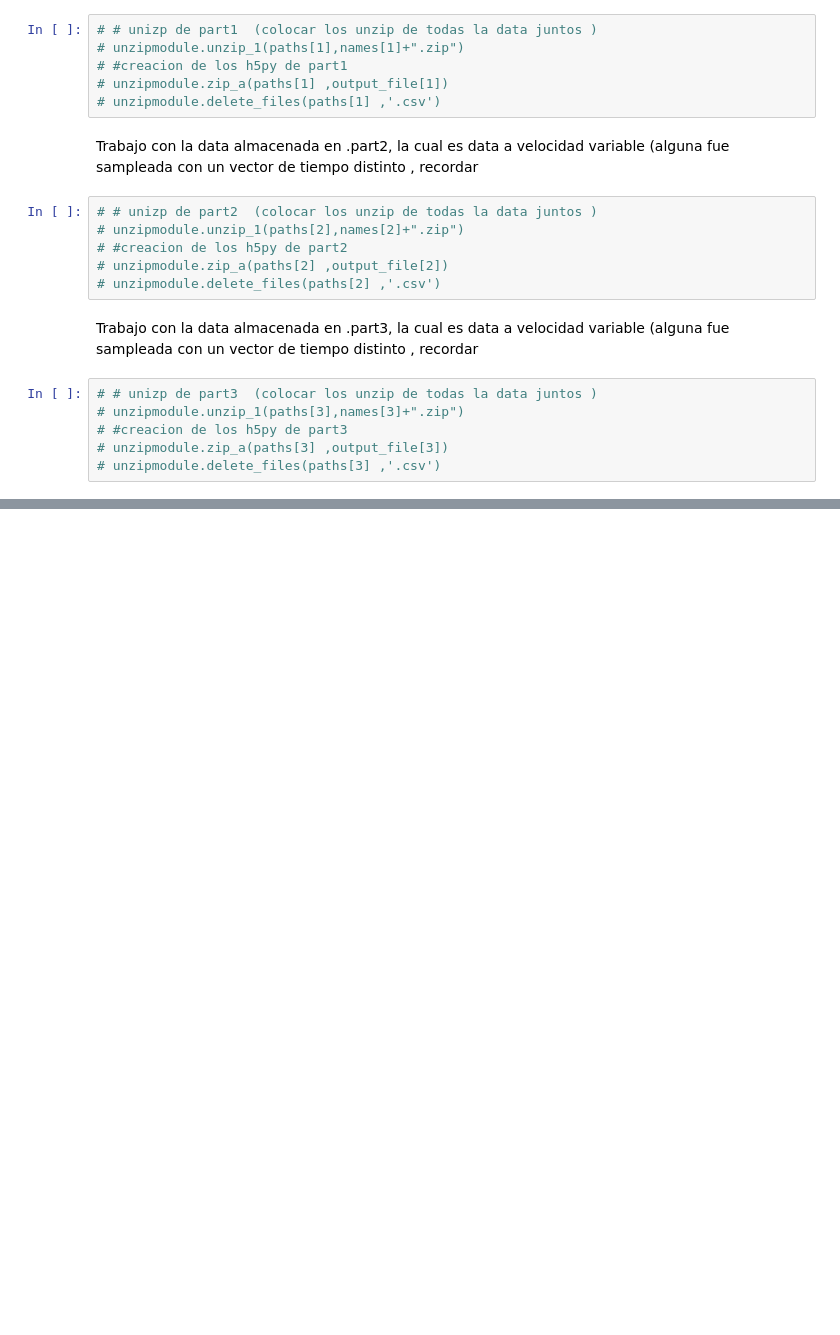
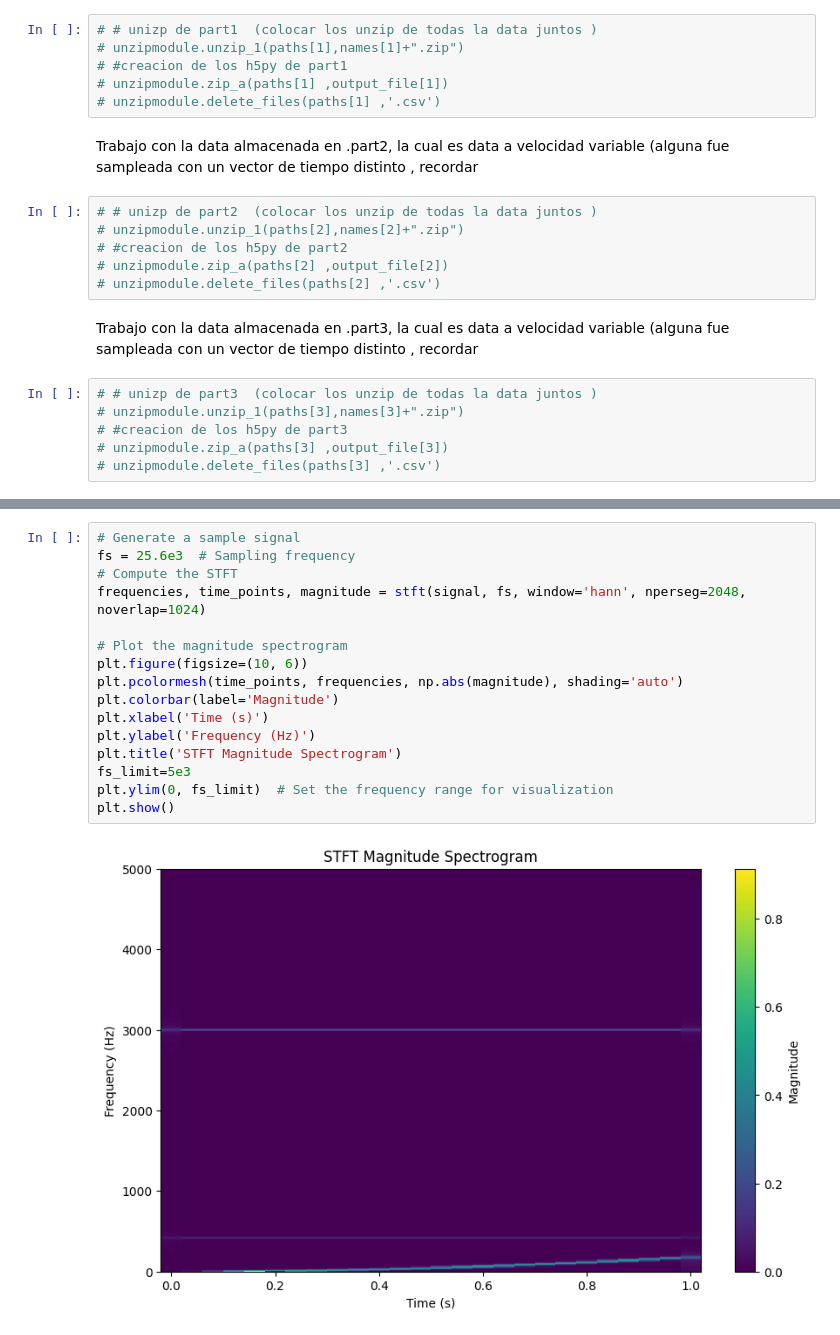
Before and after one commit to romeokienzler/TensorFlow, a Jupyter notebook: data_preparation.ipynb, the cells around one changed output, grey strips where cells are left out. Drawn from its saved outputs; the diff is of its cells as text; blank space fills up the shorter version.

```diff
--- a/data_preparation.ipynb
+++ b/data_preparation.ipynb
@@ -142,0 +152,18 @@ plt.show()
+# %%
+# Generate a sample signal
+fs = 25.6e3  # Sampling frequency
+# Compute the STFT
+frequencies, time_points, magnitude = stft(signal, fs, window='hann', nperseg=2048, noverlap=1024)
+
+# Plot the magnitude spectrogram
+plt.figure(figsize=(10, 6))
+plt.pcolormesh(time_points, frequencies, np.abs(magnitude), shading='auto')
+plt.colorbar(label='Magnitude')
+plt.xlabel('Time (s)')
+plt.ylabel('Frequency (Hz)')
+plt.title('STFT Magnitude Spectrogram')
+fs_limit=5e3
+plt.ylim(0, fs_limit)  # Set the frequency range for visualization
+plt.show()
+# %% [output]
+[figure, added]
```
Also changed, not shown: parts of 10 cells of this notebook.
